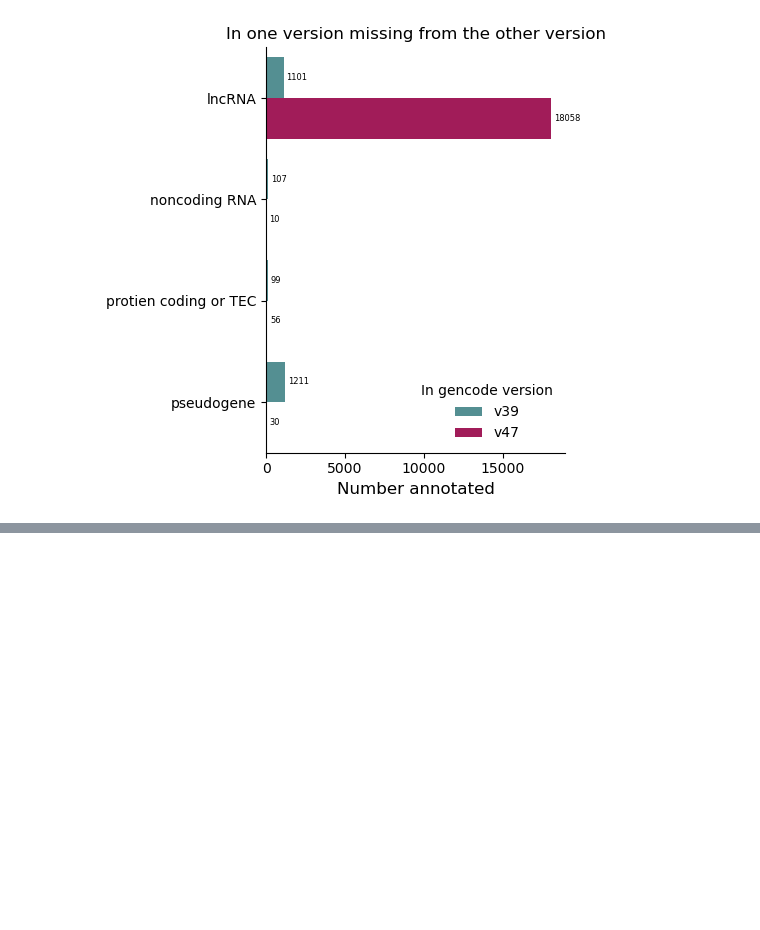
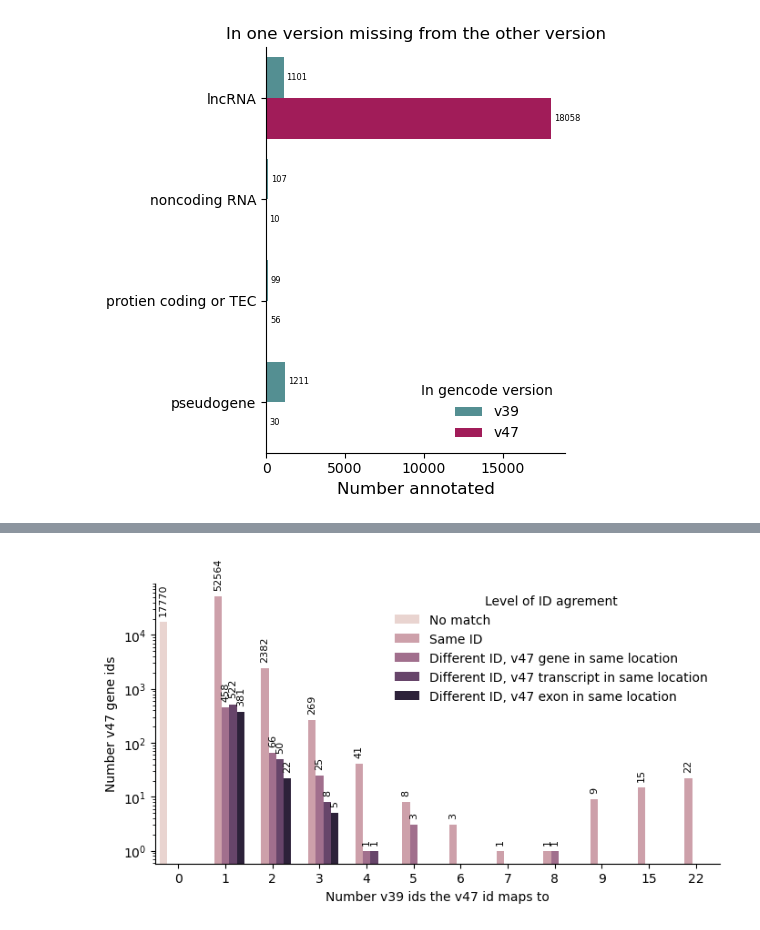
Before and after one commit to danielnachun/gtex-gencode47, a Jupyter notebook: notebooks/compare_gencode.ipynb, the cells around one changed output, grey strips where cells are left out. Saved outputs shown, nothing was run; the diff lists cells and outputs as text; code cells hidden in the pictures; blank space fills up the shorter version.

```diff
--- a/notebooks/compare_gencode.ipynb
+++ b/notebooks/compare_gencode.ipynb
@@ -341,0 +320,18 @@ Name: count, dtype: int64
+# %%
+# index v47 by gene id
+gid_full_gencode_v47 = full_gencode_v47.set_index('gene_id_stable')
+
+# needs to be done in the full gtf becuase the collapsed gtf changes start/end sites to avoid overlap
+full_v47 = gid_full_gencode_v47.loc[gencode_v47['gene_id_stable'].unique()].reset_index()
+
+# add in data from v47 to see if the starts/ends match
+v39_location_merged = pd.merge(full_v47, full_gencode_v39[['Chromosome', 'Start', 'End', 'gene_id_stable', 'Feature']], on=['Chromosome', 'Start', 'End'], suffixes=['_v47', '_v39'], how='left')
+
+# group by v39 gene id, see if any of the v47 genes have a matched location
+v39_location_merged_v47_grouped = v39_location_merged.groupby('gene_id_stable_v47').agg({'gene_id_stable_v39':[list, 'unique', 'nunique'], 'Feature_v39':list, 'Feature_v47':list})
+
+# add in flag if the ids match
+v39_location_merged_explode = v39_location_merged_v47_grouped.reset_index().explode(('gene_id_stable_v39', 'list'))
+v39_location_merged_explode['match'] = v39_location_merged_explode[('gene_id_stable_v39', 'list')] == v39_location_merged_explode['gene_id_stable_v47']
+v39_location_merged_id_match = v39_location_merged_explode.groupby('gene_id_stable_v47').agg({('match', ''):'sum'})
+v39_location_merged_v47_grouped = v39_location_merged_v47_grouped.join(v39_location_merged_id_match > 0)
@@ -341,0 +379,17 @@ Name: count, dtype: int64
+# %%
+fig, ax = plt.subplots(figsize=(8,4))
+
+sns.countplot(v39_location_merged_v47_grouped, x=('gene_id_stable_v39', 'nunique'), hue='match_idx_v39', ax=ax)
+ax.set_yscale('log')
+# add numbers to plot
+for container in ax.containers:
+    ax.bar_label(container, padding=5, fontsize=8, rotation=90)
+
+ax.set_ylabel('Number v47 gene ids')
+ax.set_xlabel('Number v39 ids the v47 id maps to')
+
+plt.legend(title='Level of ID agrement', loc='upper right', frameon=False, labels=['No match', 'Same ID', 'Different ID, v47 gene in same location', 'Different ID, v47 transcript in same location', 'Different ID, v47 exon in same location'])
+
+ax.spines[['top', 'right']].set_visible(False)
+# %% [output]
+[figure, added]
```
Also changed, not shown: parts of 26 cells of this notebook, 8 other files.
